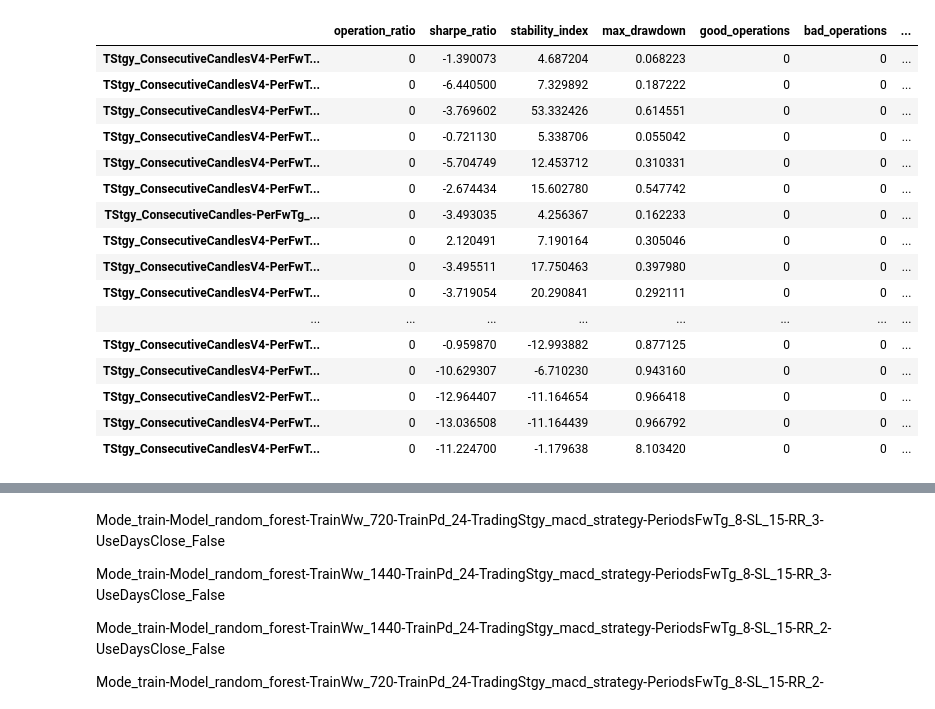
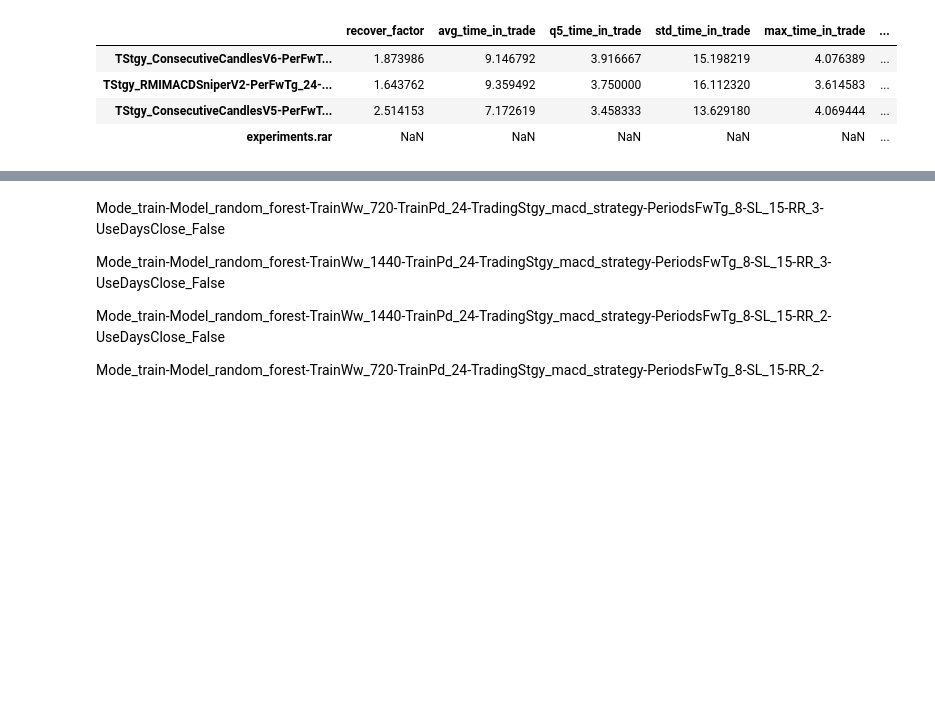
Before and after one commit to SaidJacobo/forex_ml_bot, a Jupyter notebook: notebooks/see_all_experiments.ipynb, the cells around one changed output, grey strips where cells are left out. Cells and saved outputs as stored; diff of their text form; code cells hidden in the pictures; blank space fills up the shorter version.

```diff
--- a/notebooks/see_all_experiments.ipynb
+++ b/notebooks/see_all_experiments.ipynb
@@ -149,6 +149,20 @@ for path in paths:
         try:
             orders = pd.read_csv(os.path.join(experiments_path, path, 'orders.csv'))
 
+            orders['open_time'] = pd.to_datetime(orders['open_time'])
+            orders['close_time'] = pd.to_datetime(orders['close_time'])
+            trades = orders.groupby(by='close_time').agg({'profit':['count', 'sum'], 'open_time':'min'})
+            trades.columns = trades.columns.droplevel(0)
+            trades = trades.reset_index().rename(columns={'min':'open_time'})
+            trades['hours_in_trade'] = (trades.close_time-trades.open_time) / pd.Timedelta(hours=1)
+
+            results_dict[path]['avg_time_in_trade'] = trades['hours_in_trade'].mean()
+            results_dict[path]['std_time_in_trade'] = trades['hours_in_trade'].std()
+            results_dict[path]['max_time_in_trade'] = trades['hours_in_trade'].max() / 24
+            results_dict[path]['min_time_in_trade'] = trades['hours_in_trade'].min()
+            results_dict[path]['q5_time_in_trade'] = trades.hours_in_trade.median()
+
+
             mean_returns, std_returns = calculate_avg_returns_perc(orders)
             results_dict[path]['mean_perc_returns'] = mean_returns
             results_dict[path]['std_perc_returns'] = std_returns
@@ -183,8 +197,8 @@ for path in paths:
 
             results_dict[path]['stability_index'] = orders['profit'].std() / orders['profit'].mean()
 
-            for ticker in tickers:
-                results_dict[path][f'profits_in_{ticker}'] = orders[orders['ticker'] == ticker]['profit'].sum()
+        # for ticker in tickers:
+        #     results_dict[path][f'profits_in_{ticker}'] = orders[orders['ticker'] == ticker]['profit'].sum()
 
         except:
             results_dict[path]['buys'] = 0
@@ -242,55 +243,46 @@ TStgy_ConsecutiveCandlesV4-PerFwTg_24-SL_50-RR_0.5-INT_2-TTIR_2-Lv_200-RP_15
 # %%
 positive_results = results[
     [
         # 'operation_ratio_2',
-        'operation_ratio',
         # 'buy_ratio',
         # 'mean_perc_returns',
         # 'std_perc_returns',
         # 'winning_rate',
-        # 'recover_factor',
+        'recover_factor',
+        'avg_time_in_trade',
+        'q5_time_in_trade',
+        'std_time_in_trade',
+        'max_time_in_trade',
+        'min_time_in_trade',
+        'wallet',
+        'max_drawdown',
         'sharpe_ratio',
         'stability_index',
-        'max_drawdown',
-        'good_operations',
-        'bad_operations',
-        'wallet',
+        'operation_ratio',
         # 'profits_in_EURUSD',
         # 'profits_in_GBPUSD',
         # # 'profits_in_USDJPY',
         # 'profits_in_USDCAD',
         # 'profits_in_AUDUSD',
         # 'profits_in_USDCHF',
         # 'avg_train_precision',
         # 'avg_train_recall',
         # 'avg_train_f1',
         # 'avg_test_precision',
         # 'avg_test_recall',
         # 'avg_test_f1',
     ]
 ]
 
-positive_results = positive_results.sort_values(by=['wallet', 'sharpe_ratio', 'max_drawdown'], ascending=[False, False, True])
+positive_results = positive_results.sort_values(by=['wallet'], ascending=[False])
 
 positive_results.head(50)
 # %% [output]
-|  | operation_ratio | sharpe_ratio | stability_index | max_drawdown | good_operations | bad_operations | ... |
-| TStgy_ConsecutiveCandlesV4-PerFwT... | 0 | -1.390073 | 4.687204 | 0.068223 | 0 | 0 | ... |
-| TStgy_ConsecutiveCandlesV4-PerFwT... | 0 | -6.440500 | 7.329892 | 0.187222 | 0 | 0 | ... |
-| TStgy_ConsecutiveCandlesV4-PerFwT... | 0 | -3.769602 | 53.332426 | 0.614551 | 0 | 0 | ... |
-| TStgy_ConsecutiveCandlesV4-PerFwT... | 0 | -0.721130 | 5.338706 | 0.055042 | 0 | 0 | ... |
-| TStgy_ConsecutiveCandlesV4-PerFwT... | 0 | -5.704749 | 12.453712 | 0.310331 | 0 | 0 | ... |
-| TStgy_ConsecutiveCandlesV4-PerFwT... | 0 | -2.674434 | 15.602780 | 0.547742 | 0 | 0 | ... |
-| TStgy_ConsecutiveCandles-PerFwTg_... | 0 | -3.493035 | 4.256367 | 0.162233 | 0 | 0 | ... |
-| TStgy_ConsecutiveCandlesV4-PerFwT... | 0 | 2.120491 | 7.190164 | 0.305046 | 0 | 0 | ... |
-| TStgy_ConsecutiveCandlesV4-PerFwT... | 0 | -3.495511 | 17.750463 | 0.397980 | 0 | 0 | ... |
-| TStgy_ConsecutiveCandlesV4-PerFwT... | 0 | -3.719054 | 20.290841 | 0.292111 | 0 | 0 | ... |
-| ... | ... | ... | ... | ... | ... | ... | ... |
-| TStgy_ConsecutiveCandlesV4-PerFwT... | 0 | -0.959870 | -12.993882 | 0.877125 | 0 | 0 | ... |
-| TStgy_ConsecutiveCandlesV4-PerFwT... | 0 | -10.629307 | -6.710230 | 0.943160 | 0 | 0 | ... |
-| TStgy_ConsecutiveCandlesV2-PerFwT... | 0 | -12.964407 | -11.164654 | 0.966418 | 0 | 0 | ... |
-| TStgy_ConsecutiveCandlesV4-PerFwT... | 0 | -13.036508 | -11.164439 | 0.966792 | 0 | 0 | ... |
-| TStgy_ConsecutiveCandlesV4-PerFwT... | 0 | -11.224700 | -1.179638 | 8.103420 | 0 | 0 | ... |
+|  | recover_factor | avg_time_in_trade | q5_time_in_trade | std_time_in_trade | max_time_in_trade | ... |
+| TStgy_ConsecutiveCandlesV6-PerFwT... | 1.873986 | 9.146792 | 3.916667 | 15.198219 | 4.076389 | ... |
+| TStgy_RMIMACDSniperV2-PerFwTg_24-... | 1.643762 | 9.359492 | 3.750000 | 16.112320 | 3.614583 | ... |
+| TStgy_ConsecutiveCandlesV5-PerFwT... | 2.514153 | 7.172619 | 3.458333 | 13.629180 | 4.069444 | ... |
+| experiments.rar | NaN | NaN | NaN | NaN | NaN | ... |
 # %%
 import time
 import matplotlib.pyplot as plt
```
Also changed, not shown: parts of 11 cells of this notebook, 20 other files.
